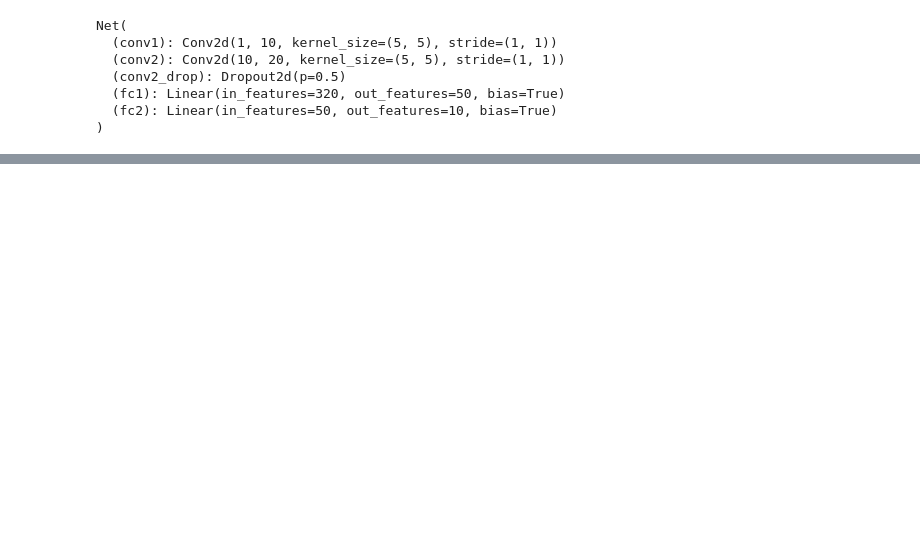
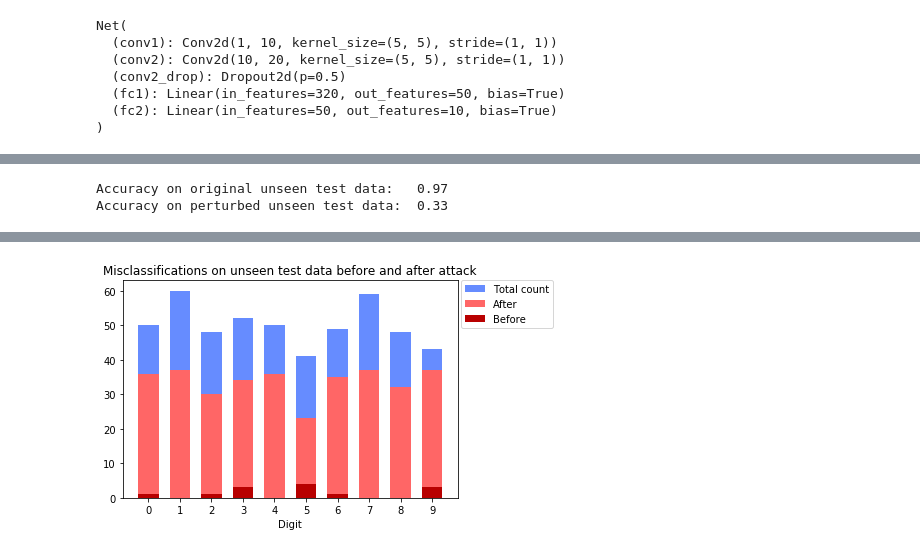
Before and after one commit to zimmerman-cole/adversarial-260, a Jupyter notebook: blackbox_attack.ipynb, the cells around one changed output, grey strips where cells are left out. Drawn from its saved outputs; the diff is of its cells as text; code cells hidden in the pictures; blank space fills up the shorter version.

```diff
--- a/blackbox_attack.ipynb
+++ b/blackbox_attack.ipynb
@@ -111,0 +287,51 @@ Adversary prediction:  8
+# %%
+# test accuracy on original TEST images
+correct = 0
+for i in range(len(x_test)):
+    if fb_model.predictions(x_test[i]).argmax() == y_test[i]:
+        correct += 1
+
+print("Accuracy on original unseen test data:   %0.2f" % (correct/len(x_test)))
+
+# test accuracy on adversarial test images
+correct = 0
+for i in range(len(x_adv)):
+    if fb_model.predictions(x_adv[i]).argmax() == y_test[i]:
+        correct += 1
+
+print("Accuracy on perturbed unseen test data:  %0.2f" % (correct/len(x_adv)))
+# %% [output]
+Accuracy on original unseen test data:   0.97
+Accuracy on perturbed unseen test data:  0.33
+# %%
+# create histogram of which classes most misclassified on TEST data BEFORE attack
+count = [0]*10  # counts how many of each class appears
+misclassified = [0]*10  # counts how many misclassified cases for each class
+for i in range(len(x_test)):
+    count[y_test[i]] += 1
+    if fb_model.predictions(x_test[i]).argmax() != y_test[i]:
+        misclassified[y_test[i]] += 1
+
+# create histogram of which classes most misclassified AFTER attack
+misclassified2 = [0]*10
+for i in range(len(x_adv)):
+    if fb_model.predictions(x_adv[i]).argmax() != y_test[i]:
+        misclassified2[y_test[i]] += 1
+
+# plot histogram of misclassifications
+ind = np.arange(len(count))
+fig = plt.figure()
+ax = fig.add_subplot(111)
+ax2 = fig.add_subplot(111)
+ax3 = fig.add_subplot(111)
+
+ax.bar(ind, count, 0.65, color='#668cff', align='center', label='Total count')
+ax2.bar(ind, misclassified2, 0.65, color='#ff6666', align='center', label='After')
+ax3.bar(ind, misclassified, 0.65, color='#b80000', align='center', label='Before')
+
+plt.xticks(ind)
+plt.legend(loc='upper right', bbox_to_anchor=(1.3, 1.025))
+plt.xlabel("Digit")
+plt.title("Misclassifications on unseen test data before and after attack")
+plt.show()
+# %% [output]
@@ -111,0 +342 @@ Adversary prediction:  8
+[figure, added]
```
Also changed, not shown: parts of 5 cells of this notebook, 2 other files.
